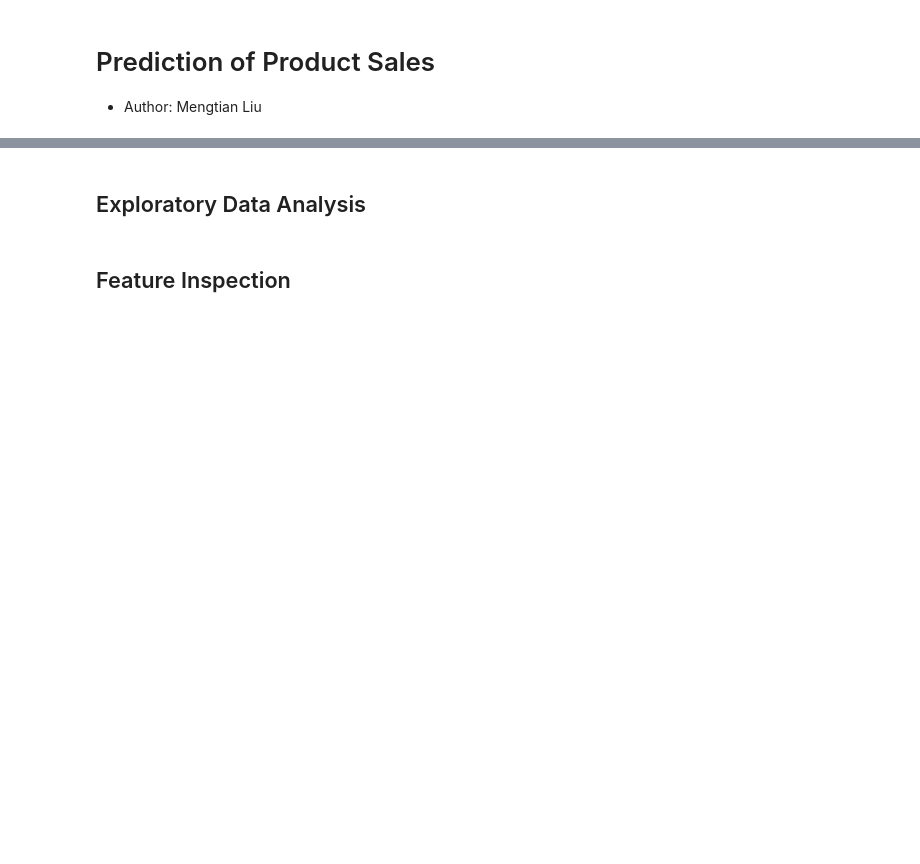
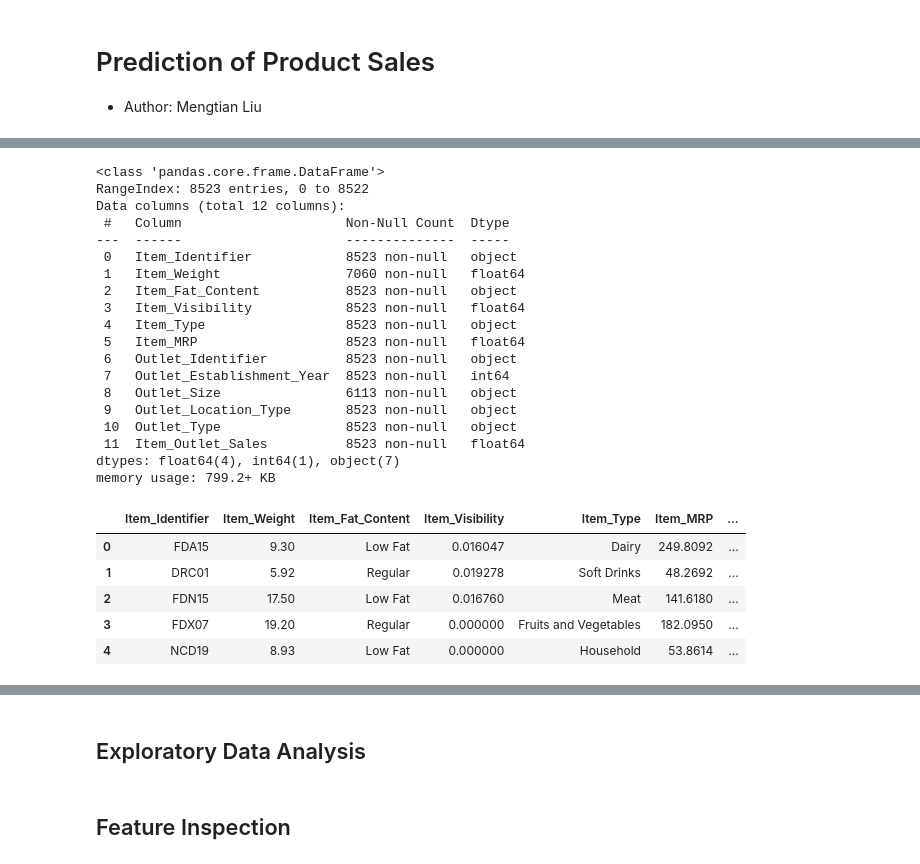
Before and after one commit to dimLMT/Just-try, a Jupyter notebook: Prediction_of_Product_Sales.ipynb, the cells around one changed output, grey strips where cells are left out. Saved outputs shown, nothing was run; the diff lists cells and outputs as text; code cells hidden in the pictures; blank space fills up the shorter version.

```diff
--- a/Prediction_of_Product_Sales.ipynb
+++ b/Prediction_of_Product_Sales.ipynb
@@ -11,0 +15,39 @@
+# %%
+# Mount google drive
+from google.colab import drive
+drive.mount('/content/drive')
+#load file
+import numpy as np
+import pandas as pd
+
+fpath= '/content/drive/MyDrive/CodingDojo/01-Fundamentals/Week02/Data/sales_predictions_2023.csv'
+df= pd.read_csv(fpath)
+df.info()
+print('\n\n')
+df.head()
+# %% [output]
+<class 'pandas.core.frame.DataFrame'>
+RangeIndex: 8523 entries, 0 to 8522
+Data columns (total 12 columns):
+ #   Column                     Non-Null Count  Dtype
+---  ------                     --------------  -----
+ 0   Item_Identifier            8523 non-null   object
+ 1   Item_Weight                7060 non-null   float64
+ 2   Item_Fat_Content           8523 non-null   object
+ 3   Item_Visibility            8523 non-null   float64
+ 4   Item_Type                  8523 non-null   object
+ 5   Item_MRP                   8523 non-null   float64
+ 6   Outlet_Identifier          8523 non-null   object
+ 7   Outlet_Establishment_Year  8523 non-null   int64
+ 8   Outlet_Size                6113 non-null   object
+ 9   Outlet_Location_Type       8523 non-null   object
+ 10  Outlet_Type                8523 non-null   object
+ 11  Item_Outlet_Sales          8523 non-null   float64
+dtypes: float64(4), int64(1), object(7)
+memory usage: 799.2+ KB
+|  | Item_Identifier | Item_Weight | Item_Fat_Content | Item_Visibility | Item_Type | Item_MRP | ... |
+| 0 | FDA15 | 9.30 | Low Fat | 0.016047 | Dairy | 249.8092 | ... |
+| 1 | DRC01 | 5.92 | Regular | 0.019278 | Soft Drinks | 48.2692 | ... |
+| 2 | FDN15 | 17.50 | Low Fat | 0.016760 | Meat | 141.6180 | ... |
+| 3 | FDX07 | 19.20 | Regular | 0.000000 | Fruits and Vegetables | 182.0950 | ... |
+| 4 | NCD19 | 8.93 | Low Fat | 0.000000 | Household | 53.8614 | ... |
```
Also changed, not shown: parts of 22 cells of this notebook.
